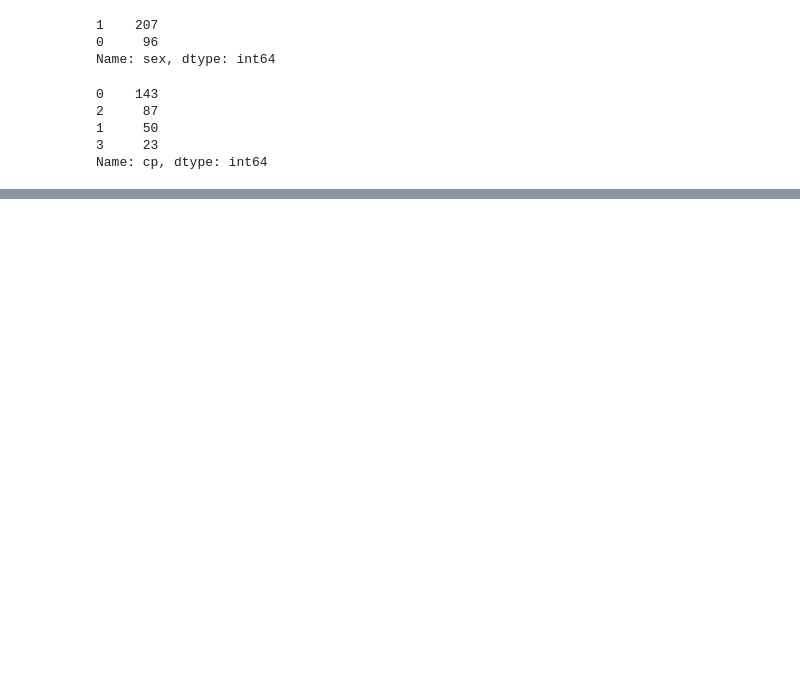
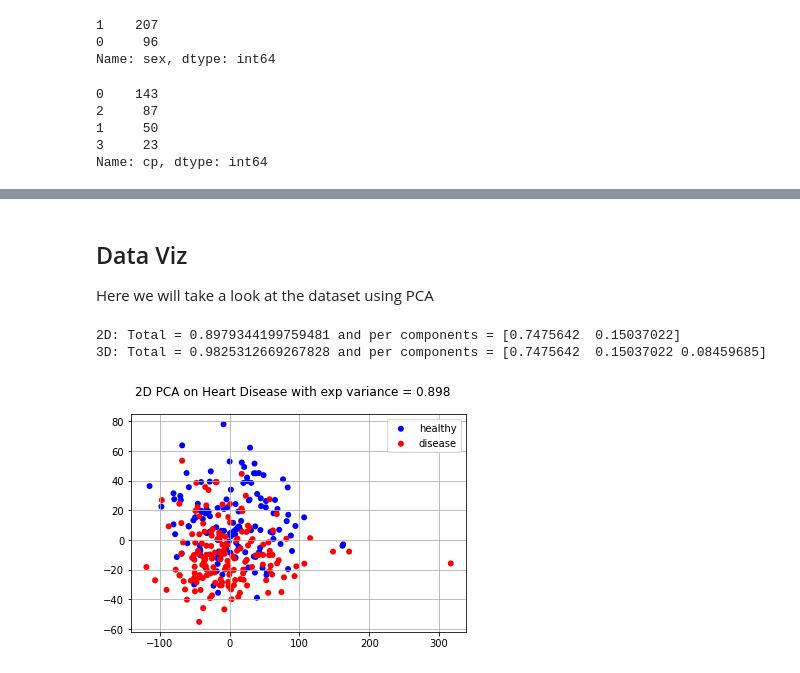
Before and after one commit to yacineMahdid/Heart-Disease-UCI, a Jupyter notebook: notebooks/1.0-ym-initial-data-exploration.ipynb, the cells around one changed output, grey strips where cells are left out. Cells and saved outputs as stored; diff of their text form; code cells hidden in the pictures; blank space fills up the shorter version.

```diff
--- a/notebooks/1.0-ym-initial-data-exploration.ipynb
+++ b/notebooks/1.0-ym-initial-data-exploration.ipynb
@@ -70,0 +75,8 @@ df.corr()
+# %%
+y = df['target'].to_numpy()
+X = df.drop('target', axis=1)
+display(X)
+
+# TODO: Normalize the different columns for X, watch out for some of them they are categorical so they might be better as one-hot encoded
+
+X = X.to_numpy()
@@ -70,0 +97,44 @@ df.corr()
+# %% [markdown]
+## Data Viz
+Here we will take a look at the dataset using PCA
+# %%
+from sklearn.decomposition import PCA
+
+# 2D vizualization
+pca = PCA(n_components = 2)
+X2D = pca.fit_transform(X)
+
+# Amount of explained variance kept 2D
+exp_variance_2d = pca.explained_variance_ratio_
+print(f"2D: Total = {np.sum(exp_variance_2d)} and per components = {exp_variance_2d}")
+
+# 3D vizualization
+pca = PCA(n_components = 3)
+X3D = pca.fit_transform(X)
+
+# Amount of explained variance kept 3D
+exp_variance_3d = pca.explained_variance_ratio_
+print(f"3D: Total = {np.sum(exp_variance_3d)} and per components = {exp_variance_3d}")
+# %% [output]
+2D: Total = 0.8979344199759481 and per components = [0.7475642  0.15037022]
+3D: Total = 0.9825312669267828 and per components = [0.7475642  0.15037022 0.08459685]
+# %%
+import matplotlib.pyplot as plt
+
+# Plot of the 2D PCA results
+fig, ax = plt.subplots()
+
+X2D_healthy = X2D[y == 0]
+X2D_disease = X2D[y == 1]
+
+ax.scatter(X2D_healthy[:,0], X2D_healthy[:,1], color="blue", label="healthy", edgecolors='none')
+ax.scatter(X2D_disease[:,0], X2D_disease[:,1], color="red", label="disease", edgecolors='none')
+
+ax.legend()
+ax.grid(True)
+
+fig.suptitle(f"2D PCA on Heart Disease with exp variance = {round(np.sum(exp_variance_2d), 3)}")
+
+plt.show()
+# %% [output]
+[figure, added]
```
Also changed, not shown: parts of 6 cells of this notebook, 2 other files.
